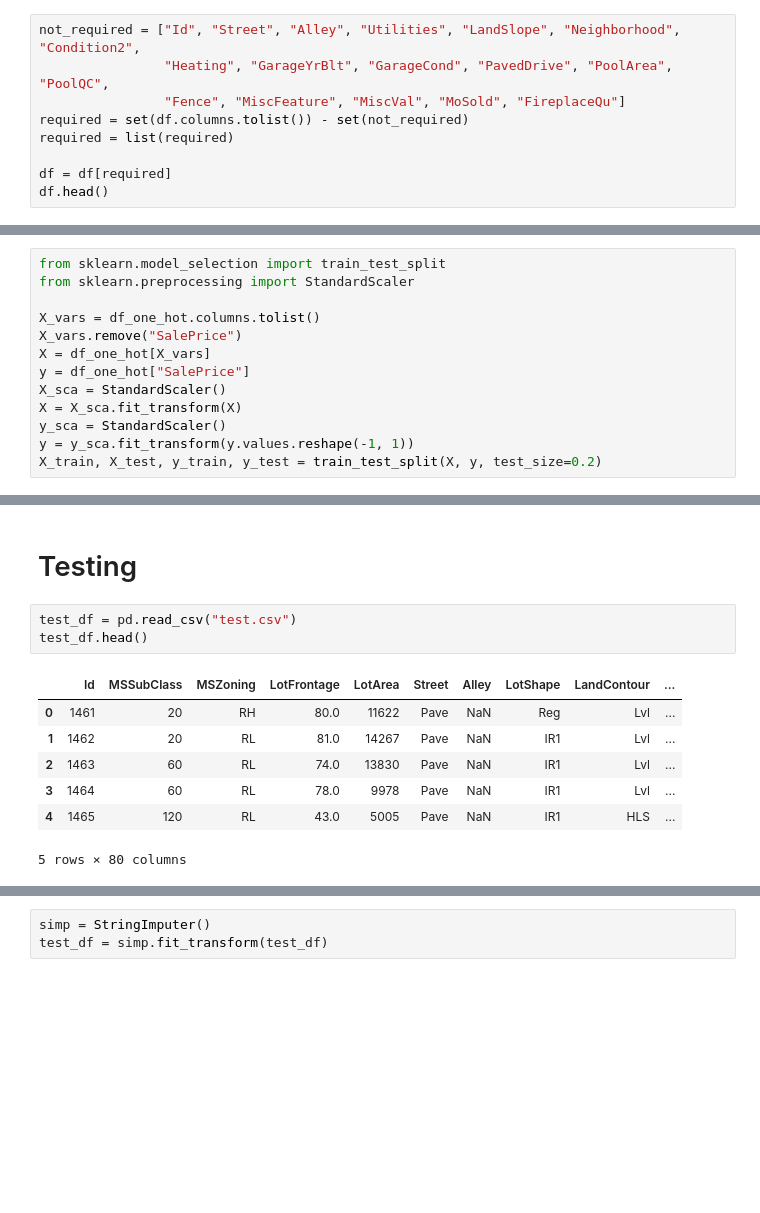
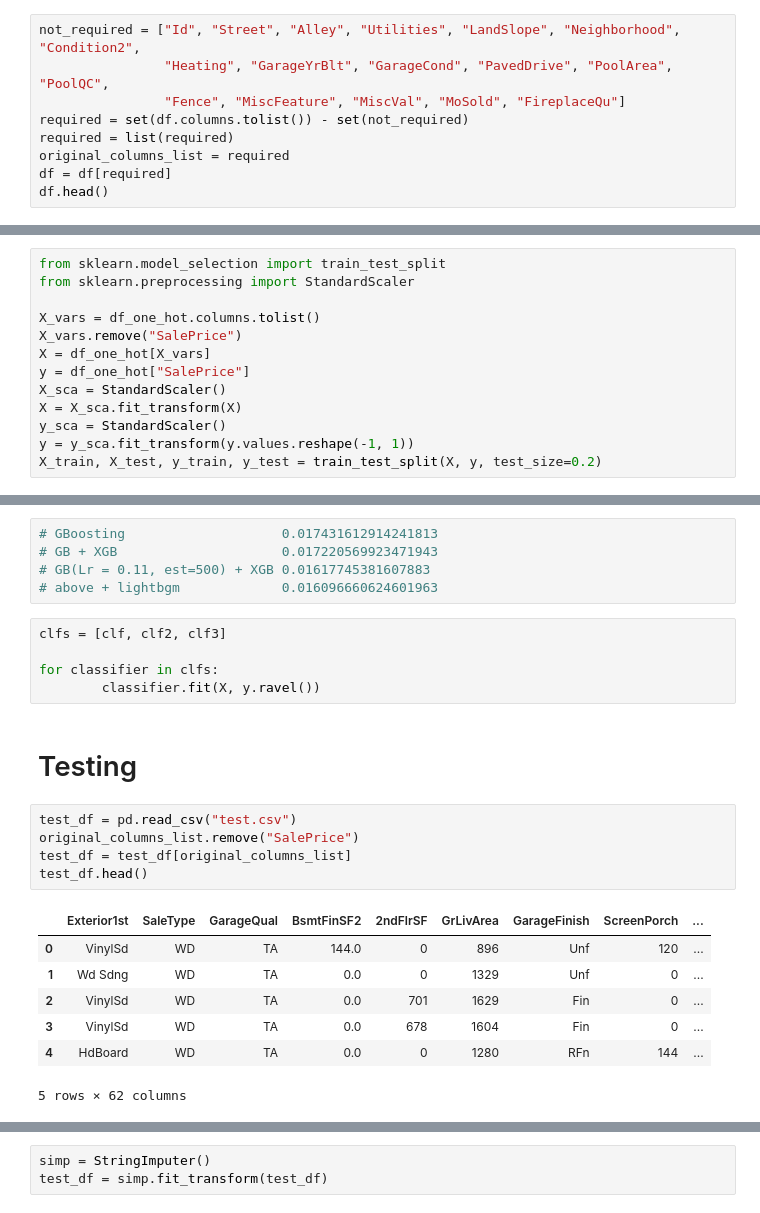
Before and after one commit to maykulkarni/kaggle_solutions, a Jupyter notebook: housing price advanced regression/submission.ipynb, the cells around one changed output, grey strips where cells are left out. Drawn from its saved outputs; the diff is of its cells as text; blank space fills up the shorter version.

```diff
--- a/housing price advanced regression/submission.ipynb
+++ b/housing price advanced regression/submission.ipynb
@@ -27,7 +28,7 @@ not_required = ["Id", "Street", "Alley", "Utilities", "LandSlope", "Neighborhood
                 "Fence", "MiscFeature", "MiscVal", "MoSold", "FireplaceQu"]
 required = set(df.columns.tolist()) - set(not_required)
 required = list(required)
-
+original_columns_list = required
 df = df[required]
 df.head()
 # %% [output]
@@ -162,13 +161,25 @@ array([109900., 121600., 206300., 169000., 141500., 185000., 147000.,
+# %%
+# GBoosting                    0.017431612914241813
+# GB + XGB                     0.017220569923471943
+# GB(Lr = 0.11, est=500) + XGB 0.01617745381607883
+# above + lightbgm             0.016096660624601963
+# %%
+clfs = [clf, clf2, clf3]
+
+for classifier in clfs:
+        classifier.fit(X, y.ravel())
 # %% [markdown]
 # Testing
 # %%
 test_df = pd.read_csv("test.csv")
+original_columns_list.remove("SalePrice")
+test_df = test_df[original_columns_list]
 test_df.head()
 # %% [output]
-|  | Id | MSSubClass | MSZoning | LotFrontage | LotArea | Street | Alley | LotShape | LandContour | ... |
-| 0 | 1461 | 20 | RH | 80.0 | 11622 | Pave | NaN | Reg | Lvl | ... |
-| 1 | 1462 | 20 | RL | 81.0 | 14267 | Pave | NaN | IR1 | Lvl | ... |
-| 2 | 1463 | 60 | RL | 74.0 | 13830 | Pave | NaN | IR1 | Lvl | ... |
-| 3 | 1464 | 60 | RL | 78.0 | 9978 | Pave | NaN | IR1 | Lvl | ... |
-| 4 | 1465 | 120 | RL | 43.0 | 5005 | Pave | NaN | IR1 | HLS | ... |
+|  | Exterior1st | SaleType | GarageQual | BsmtFinSF2 | 2ndFlrSF | GrLivArea | GarageFinish | ScreenPorch | ... |
+| 0 | VinylSd | WD | TA | 144.0 | 0 | 896 | Unf | 120 | ... |
+| 1 | Wd Sdng | WD | TA | 0.0 | 0 | 1329 | Unf | 0 | ... |
+| 2 | VinylSd | WD | TA | 0.0 | 701 | 1629 | Fin | 0 | ... |
+| 3 | VinylSd | WD | TA | 0.0 | 678 | 1604 | Fin | 0 | ... |
+| 4 | HdBoard | WD | TA | 0.0 | 0 | 1280 | RFn | 144 | ... |
-5 rows × 80 columns
+5 rows × 62 columns
```
Also changed, not shown: parts of 29 cells of this notebook.
